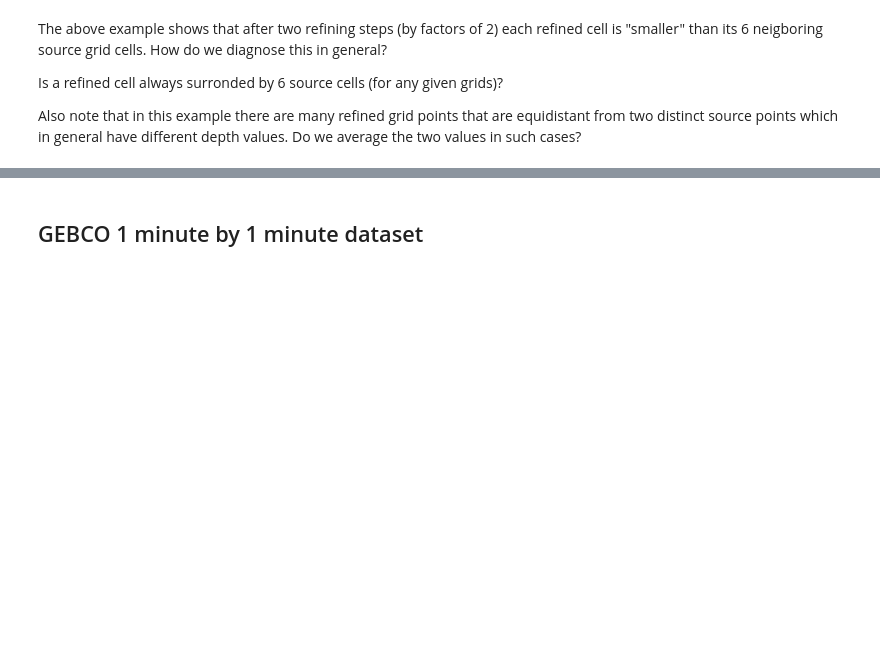
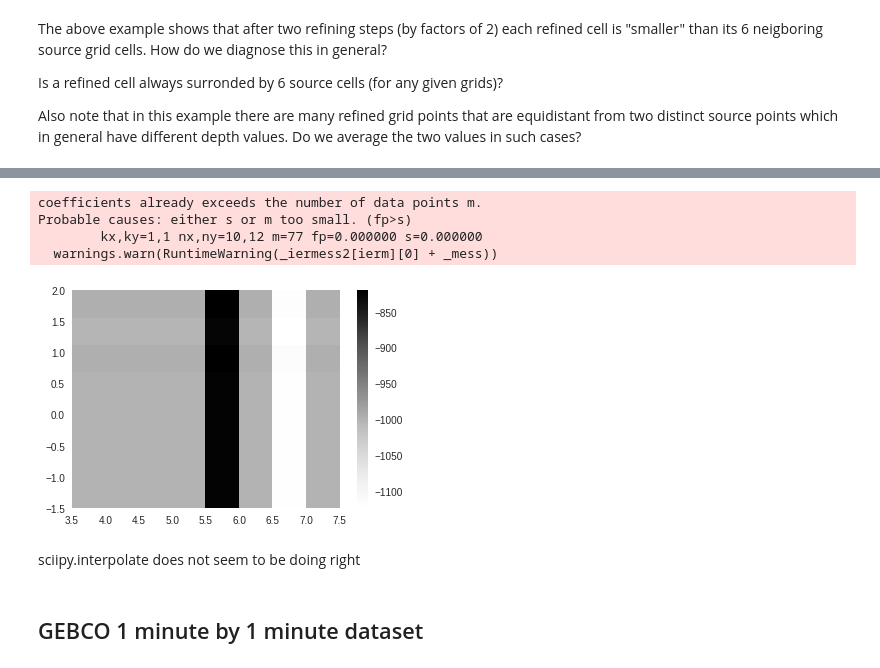
Before and after one commit to adcroft/thin-wall-topography, a Jupyter notebook: python/algorithm_dev.ipynb, the cells around one changed output, grey strips where cells are left out. Drawn from its saved outputs; the diff is of its cells as text; code cells hidden in the pictures; blank space fills up the shorter version.

```diff
--- a/python/algorithm_dev.ipynb
+++ b/python/algorithm_dev.ipynb
@@ -95,3 +113,18 @@ Also note that in this example there are many refined grid points that are equid
+# %%
+#interpolate the source topog to the refined grid
+#using scipy
+from scipy import interpolate
+f_interp = interpolate.interp2d(src_lon_grid,src_lat_grid,src_depth,kind='linear')
+depth_rf4_scipy = f_interp(lon_rf4[0,:], lat_rf4[:,0])
+plt.pcolormesh(lon_rf4, lat_rf4, depth_rf4_scipy); plt.colorbar();
+# %% [output]
+coefficients already exceeds the number of data points m.
+Probable causes: either s or m too small. (fp>s)
+        kx,ky=1,1 nx,ny=10,12 m=77 fp=0.000000 s=0.000000
+  warnings.warn(RuntimeWarning(_iermess2[ierm][0] + _mess))
+[figure, added]
+# %% [markdown]
+sciipy.interpolate does not seem to be doing right
 # %% [markdown]
 ## GEBCO  1 minute by 1 minute dataset
 # %%
```
Also changed, not shown: parts of 3 cells of this notebook.
